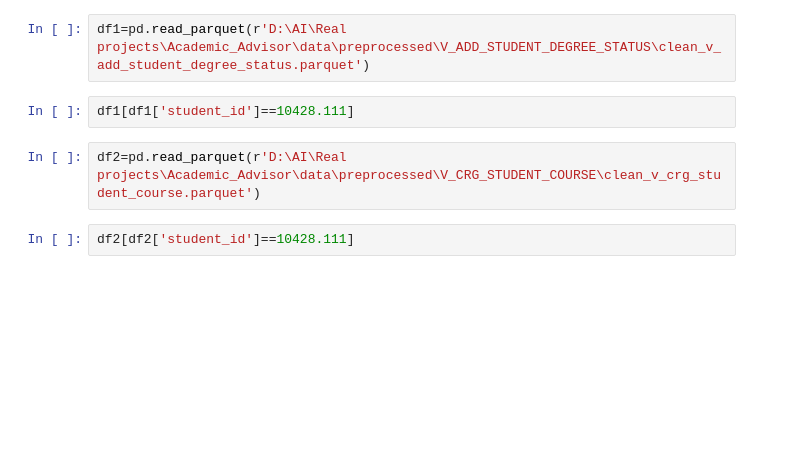
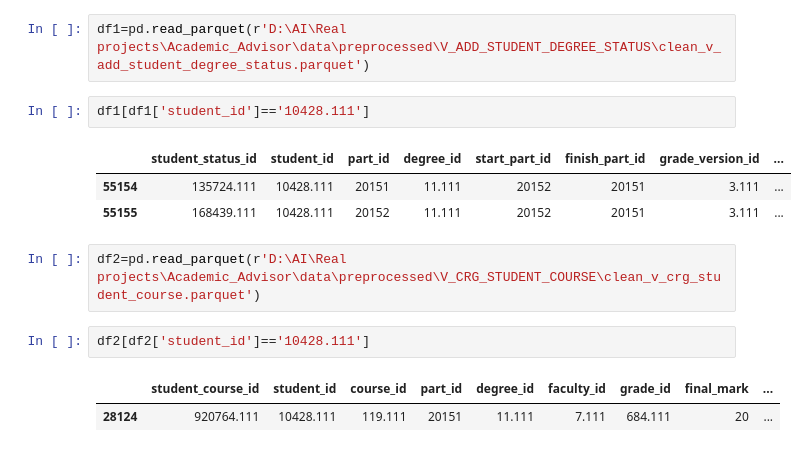
Before and after one commit to ShrkoXIII/Academic_Advisor_system, a Jupyter notebook: note_books/model_eng/read.ipynb, the cells around one changed output. Saved outputs shown, nothing was run; the diff lists cells and outputs as text; blank space fills up the shorter version.

```diff
--- a/note_books/model_eng/read.ipynb
+++ b/note_books/model_eng/read.ipynb
@@ -426,8 +587,15 @@ X_train[(X_train['prev_gpa_points_clean']==0)&(X_train['start_level_ord']==2)]
 # %%
 df1=pd.read_parquet(r'D:\AI\Real projects\Academic_Advisor\data\preprocessed\V_ADD_STUDENT_DEGREE_STATUS\clean_v_add_student_degree_status.parquet')
 # %%
-df1[df1['student_id']==10428.111]
+df1[df1['student_id']=='10428.111']
+# %% [output]
+|  | student_status_id | student_id | part_id | degree_id | start_part_id | finish_part_id | grade_version_id | ... |
+| 55154 | 135724.111 | 10428.111 | 20151 | 11.111 | 20152 | 20151 | 3.111 | ... |
+| 55155 | 168439.111 | 10428.111 | 20152 | 11.111 | 20152 | 20151 | 3.111 | ... |
 # %%
 df2=pd.read_parquet(r'D:\AI\Real projects\Academic_Advisor\data\preprocessed\V_CRG_STUDENT_COURSE\clean_v_crg_student_course.parquet')
 # %%
-df2[df2['student_id']==10428.111]
+df2[df2['student_id']=='10428.111']
+# %% [output]
+|  | student_course_id | student_id | course_id | part_id | degree_id | faculty_id | grade_id | final_mark | ... |
+| 28124 | 920764.111 | 10428.111 | 119.111 | 20151 | 11.111 | 7.111 | 684.111 | 20 | ... |
```
Also changed, not shown: parts of 14 cells of this notebook, 5 other files.
